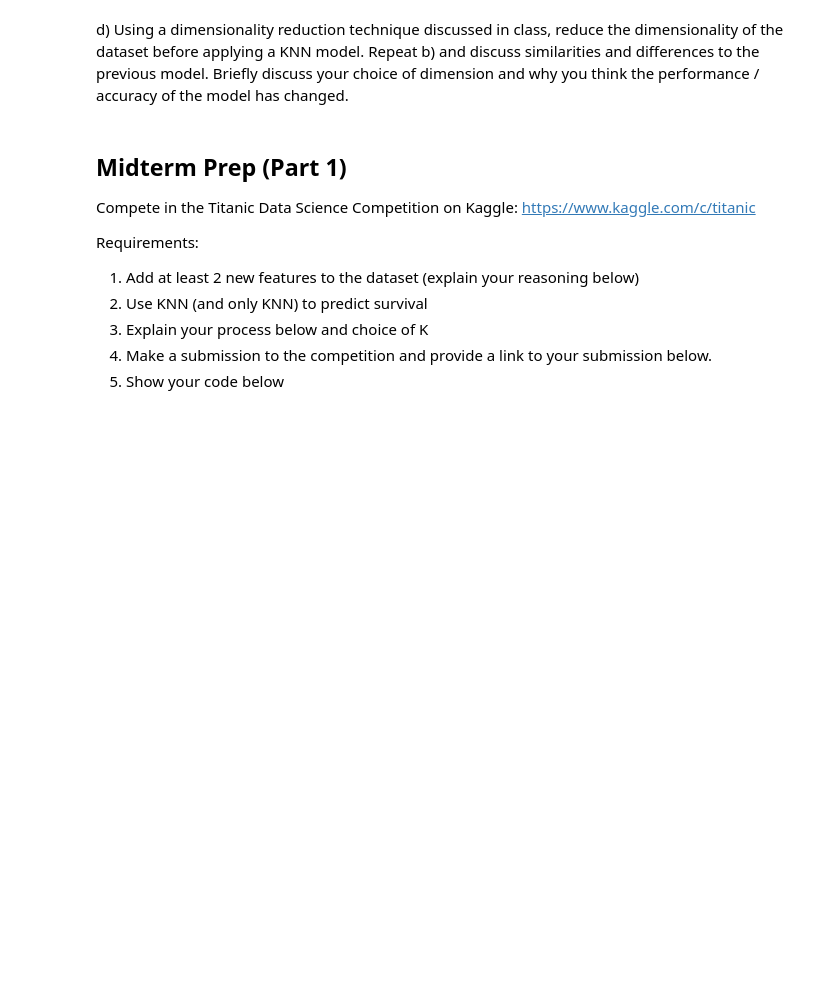
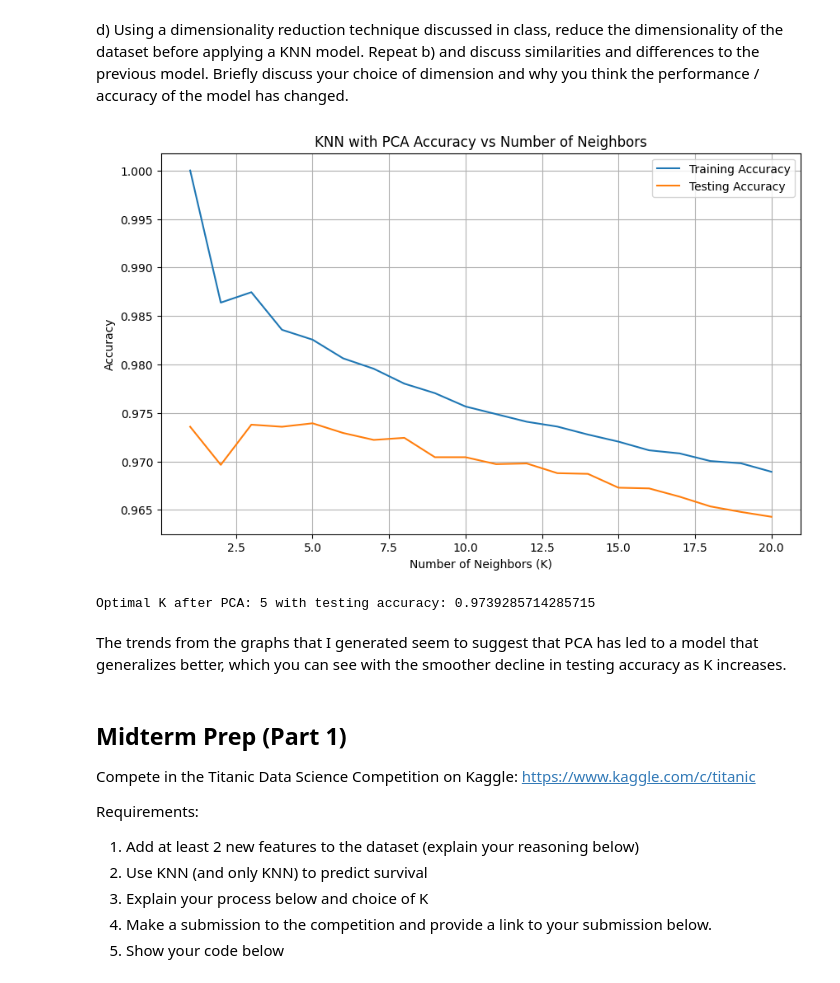
Before and after one commit to stonetharris/CS506, a Jupyter notebook: worksheets/worksheet_12.ipynb, the cells around one changed output. Cells and saved outputs as stored; diff of their text form; code cells hidden in the pictures; blank space fills up the shorter version.

```diff
--- a/worksheets/worksheet_12.ipynb
+++ b/worksheets/worksheet_12.ipynb
@@ -285,3 +312,55 @@ model.fit(...)
+# %%
+from sklearn.pipeline import make_pipeline
+from sklearn.decomposition import PCA
+from sklearn.neighbors import KNeighborsClassifier
+from sklearn.metrics import accuracy_score
+import matplotlib.pyplot as plt
+from sklearn.model_selection import train_test_split
+from sklearn.datasets import fetch_openml
+
+X, y = fetch_openml(name="mnist_784", version=1, return_X_y=True, as_frame=False)
+
+X_train, X_test, y_train, y_test = train_test_split(X, y, test_size=0.2, random_state=1)
+
+pca = PCA(n_components=0.95)
+train_accuracies = []
+test_accuracies = []
+k_values = range(1, 21)
+
+for k in k_values:
+    knn_model = KNeighborsClassifier(n_neighbors=k)
+
+    model = make_pipeline(pca, knn_model)
+
+    model.fit(X_train, y_train)
+
+    y_train_pred = model.predict(X_train)
+    train_accuracy = accuracy_score(y_train, y_train_pred)
+    train_accuracies.append(train_accuracy)
+
+    y_test_pred = model.predict(X_test)
+    test_accuracy = accuracy_score(y_test, y_test_pred)
+    test_accuracies.append(test_accuracy)
+
+plt.figure(figsize=(10, 6))
+plt.plot(k_values, train_accuracies, label='Training Accuracy')
+plt.plot(k_values, test_accuracies, label='Testing Accuracy')
+plt.xlabel('Number of Neighbors (K)')
+plt.ylabel('Accuracy')
+plt.title('KNN with PCA Accuracy vs Number of Neighbors')
+plt.legend()
+plt.grid(True)
+plt.show()
+
+optimal_k_pca = k_values[test_accuracies.index(max(test_accuracies))]
+optimal_test_accuracy_pca = max(test_accuracies)
+
+print(f"Optimal K after PCA: {optimal_k_pca} with testing accuracy: {optimal_test_accuracy_pca}")
+# %% [output]
+[figure, added]
+Optimal K after PCA: 5 with testing accuracy: 0.9739285714285715
+# %% [markdown]
+The trends from the graphs that I generated seem to suggest that PCA has  led to a model that generalizes better, which you can see with the smoother decline in testing accuracy as K increases.
 # %% [markdown]
 ## Midterm Prep (Part 1)
 
```
Also changed, not shown: parts of 2 cells of this notebook.
